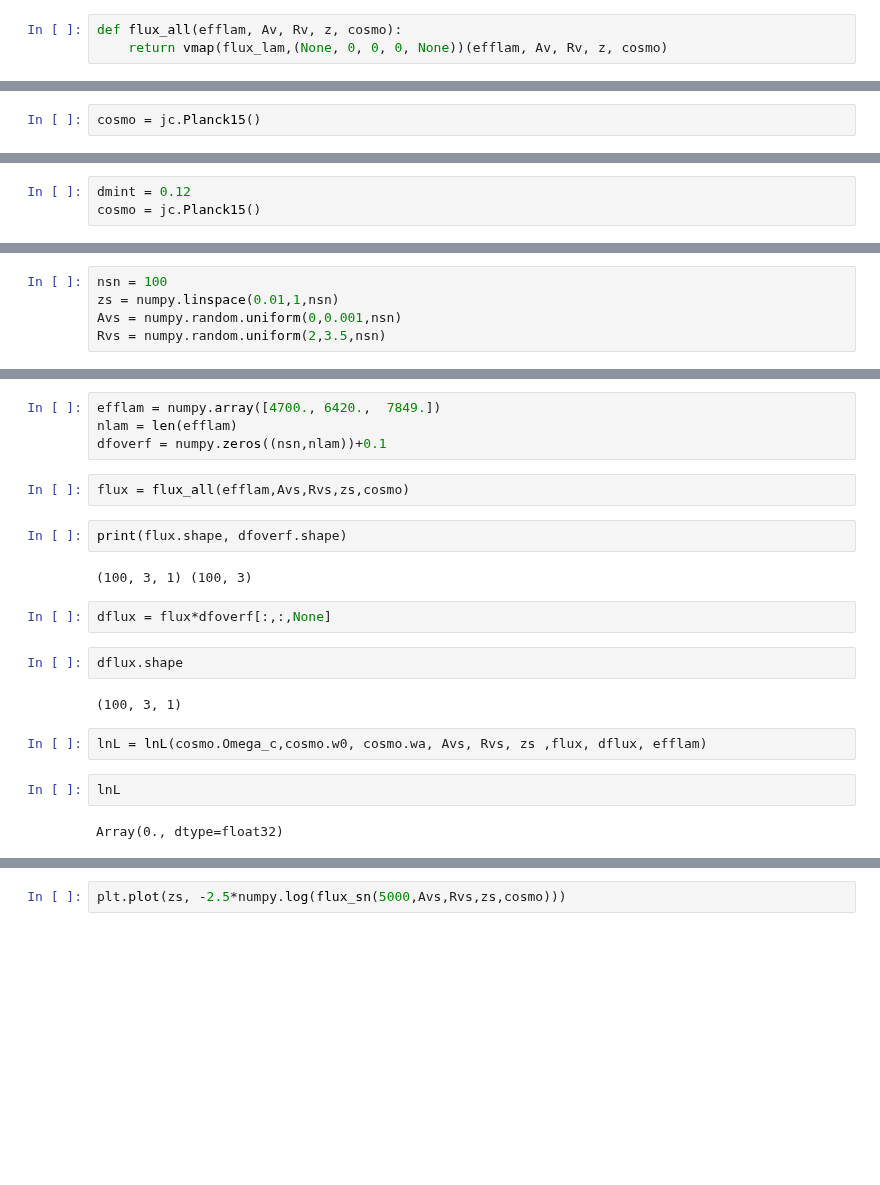
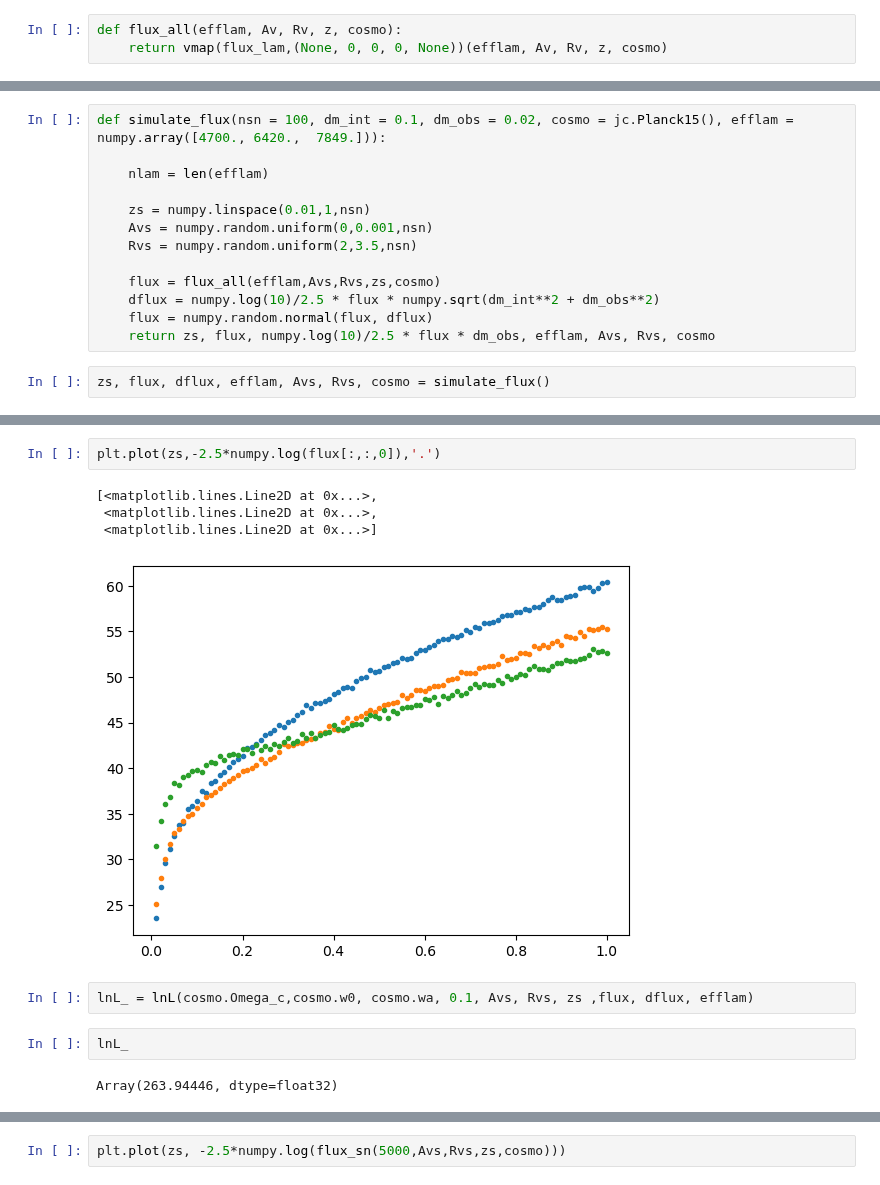
Before and after one commit to AlexGKim/UNITY3, a Jupyter notebook: nb/Simple.ipynb, the cells around one changed output, grey strips where cells are left out. Saved outputs shown, nothing was run; the diff lists cells and outputs as text; blank space fills up the shorter version.

```diff
--- a/nb/Simple.ipynb
+++ b/nb/Simple.ipynb
@@ -54,2 +54,0 @@ def lnL(Omega_c,w0,wa, Avs, Rvs, zs ,fs, fsigs, efflam):
-# %%
-cosmo = jc.Planck15()
@@ -58,3 +54,0 @@ cosmo = jc.Planck15()
-# %%
-dmint = 0.12
-cosmo = jc.Planck15()
@@ -63,5 +55,15 @@ cosmo = jc.Planck15()
+# %%
+def simulate_flux(nsn = 100, dm_int = 0.1, dm_obs = 0.02, cosmo = jc.Planck15(), efflam = numpy.array([4700., 6420.,  7849.])):
+
+    nlam = len(efflam)
+
+    zs = numpy.linspace(0.01,1,nsn)
+    Avs = numpy.random.uniform(0,0.001,nsn)
+    Rvs = numpy.random.uniform(2,3.5,nsn)
+
+    flux = flux_all(efflam,Avs,Rvs,zs,cosmo)
+    dflux = numpy.log(10)/2.5 * flux * numpy.sqrt(dm_int**2 + dm_obs**2)
+    flux = numpy.random.normal(flux, dflux)
+    return zs, flux, numpy.log(10)/2.5 * flux * dm_obs, efflam, Avs, Rvs, cosmo
 # %%
-nsn = 100
-zs = numpy.linspace(0.01,1,nsn)
-Avs = numpy.random.uniform(0,0.001,nsn)
-Rvs = numpy.random.uniform(2,3.5,nsn)
+zs, flux, dflux, efflam, Avs, Rvs, cosmo = simulate_flux()
@@ -70,22 +70,13 @@ Rvs = numpy.random.uniform(2,3.5,nsn)
-# %%
-efflam = numpy.array([4700., 6420.,  7849.])
-nlam = len(efflam)
-dfoverf = numpy.zeros((nsn,nlam))+0.1
-# %%
-flux = flux_all(efflam,Avs,Rvs,zs,cosmo)
-# %%
-print(flux.shape, dfoverf.shape)
-# %% [output]
-(100, 3, 1) (100, 3)
-# %%
-dflux = flux*dfoverf[:,:,None]
-# %%
-dflux.shape
-# %% [output]
-(100, 3, 1)
+# %%
+plt.plot(zs,-2.5*numpy.log(flux[:,:,0]),'.')
+# %% [output]
+[<matplotlib.lines.Line2D at 0x...>,
+ <matplotlib.lines.Line2D at 0x...>,
+ <matplotlib.lines.Line2D at 0x...>]
+[figure, new version]
 # %%
-lnL = lnL(cosmo.Omega_c,cosmo.w0, cosmo.wa, Avs, Rvs, zs ,flux, dflux, efflam)
+lnL_ = lnL(cosmo.Omega_c,cosmo.w0, cosmo.wa, 0.1, Avs, Rvs, zs ,flux, dflux, efflam)
 # %%
-lnL
+lnL_
 # %% [output]
-Array(0., dtype=float32)
+Array(263.94446, dtype=float32)
```
Also changed, not shown: parts of 5 cells of this notebook.
